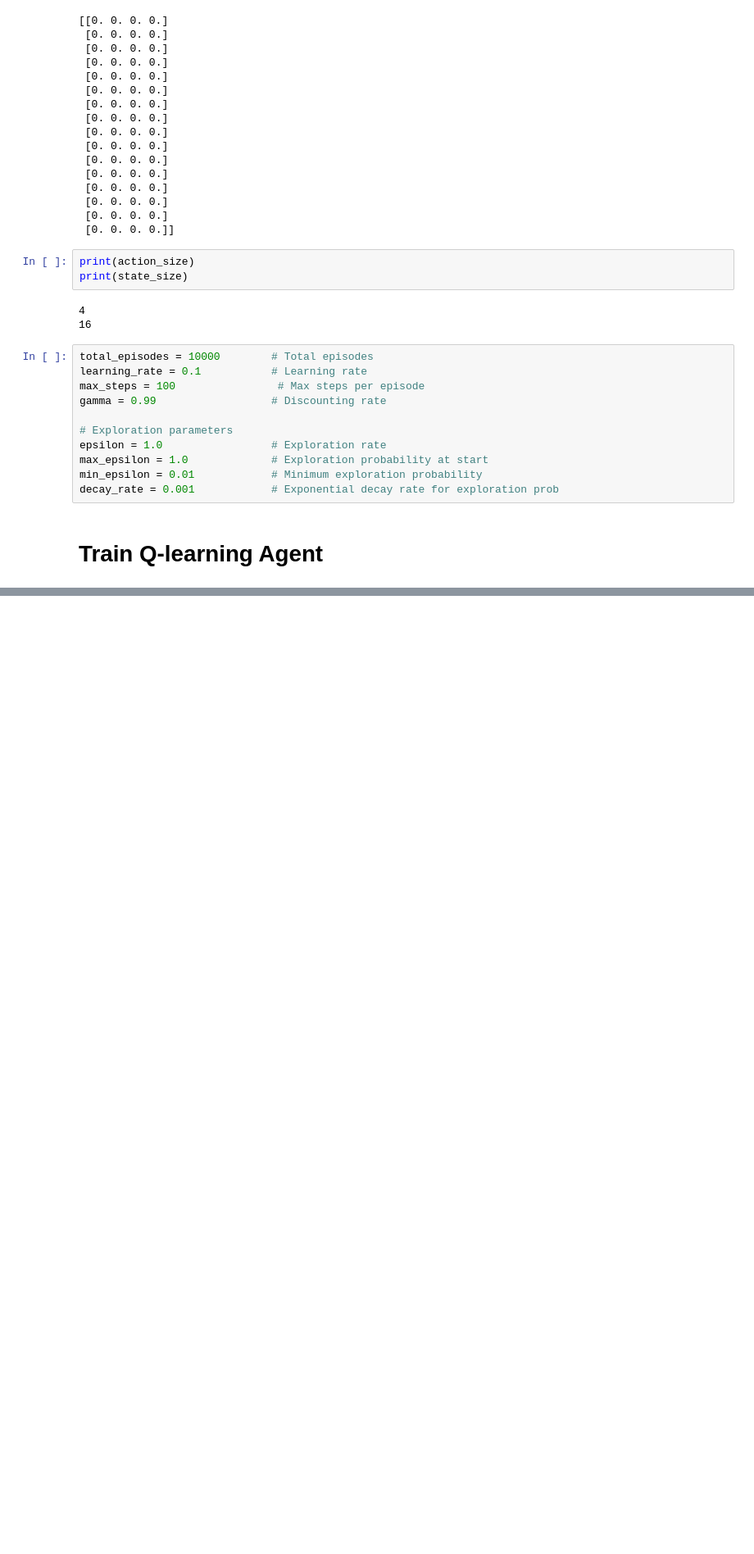
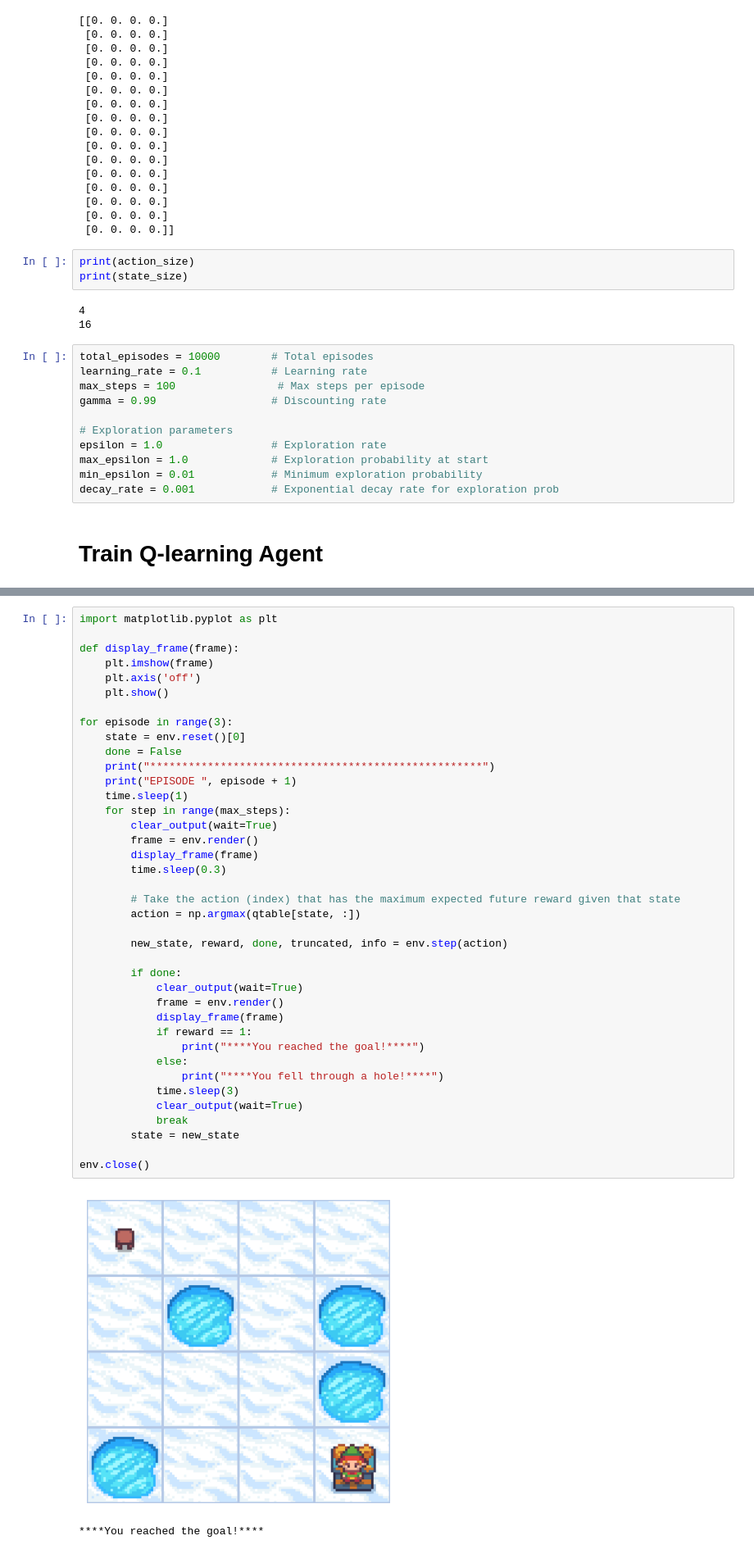
Before and after one commit to najnin26/Reinforcement-Learning, a Jupyter notebook: Frozen Lake/code.ipynb, the cells around one changed output, grey strips where cells are left out. Shown: that part at 82% size. Saved outputs shown, nothing was run; the diff lists cells and outputs as text; blank space fills up the shorter version.

```diff
--- a/Frozen Lake/code.ipynb
+++ b/Frozen Lake/code.ipynb
@@ -169,0 +172,42 @@ env.close()
+# %%
+import matplotlib.pyplot as plt
+
+def display_frame(frame):
+    plt.imshow(frame)
+    plt.axis('off')
+    plt.show()
+
+for episode in range(3):
+    state = env.reset()[0]
+    done = False
+    print("****************************************************")
+    print("EPISODE ", episode + 1)
+    time.sleep(1)
+    for step in range(max_steps):
+        clear_output(wait=True)
+        frame = env.render()
+        display_frame(frame)
+        time.sleep(0.3)
+
+        # Take the action (index) that has the maximum expected future reward given that state
+        action = np.argmax(qtable[state, :])
+
+        new_state, reward, done, truncated, info = env.step(action)
+
+        if done:
+            clear_output(wait=True)
+            frame = env.render()
+            display_frame(frame)
+            if reward == 1:
+                print("****You reached the goal!****")
+            else:
+                print("****You fell through a hole!****")
+            time.sleep(3)
+            clear_output(wait=True)
+            break
+        state = new_state
+
+env.close()
+# %% [output]
+[figure, added]
+****You reached the goal!****
```
Also changed, not shown: parts of 5 cells of this notebook.
